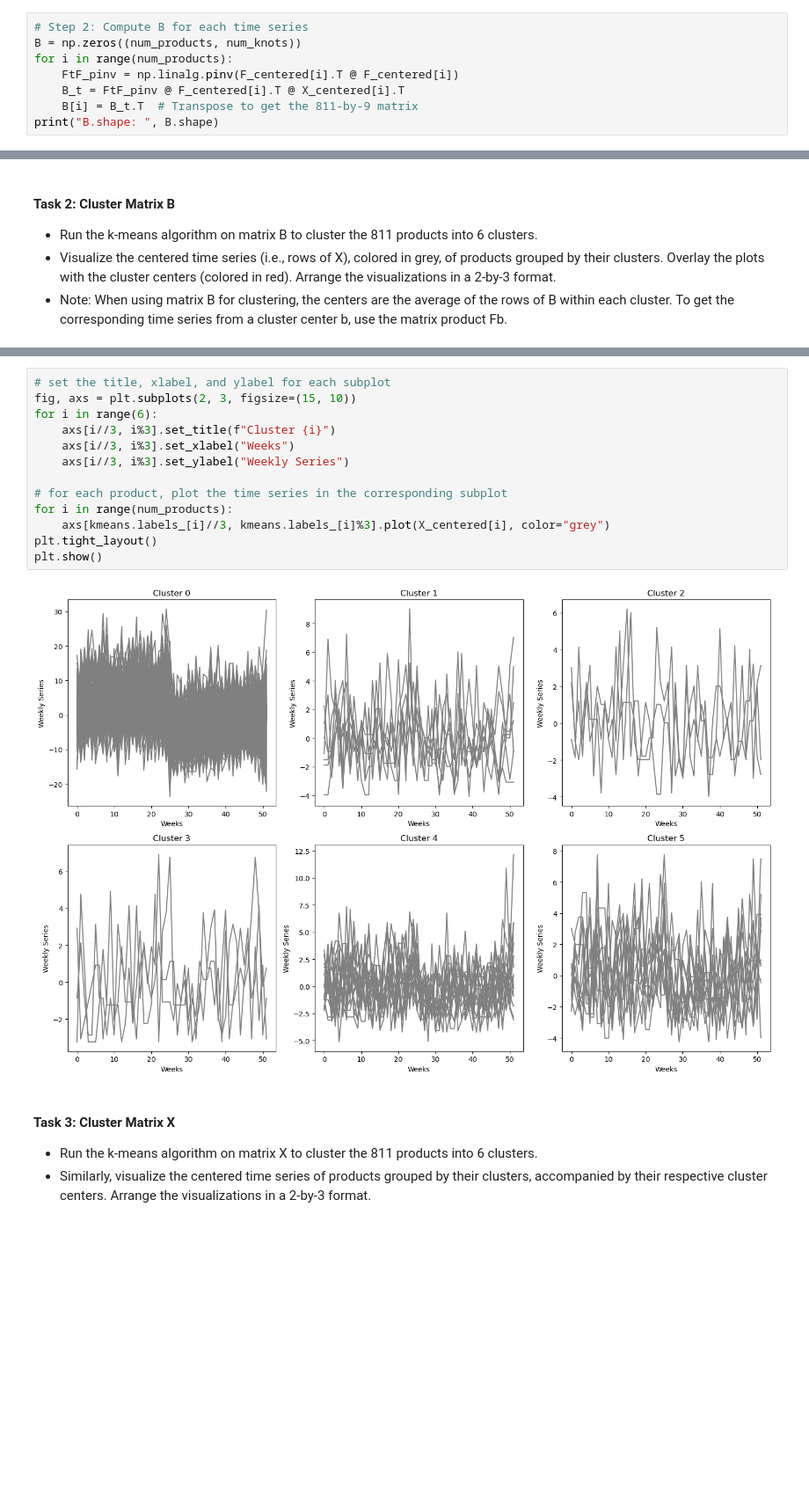
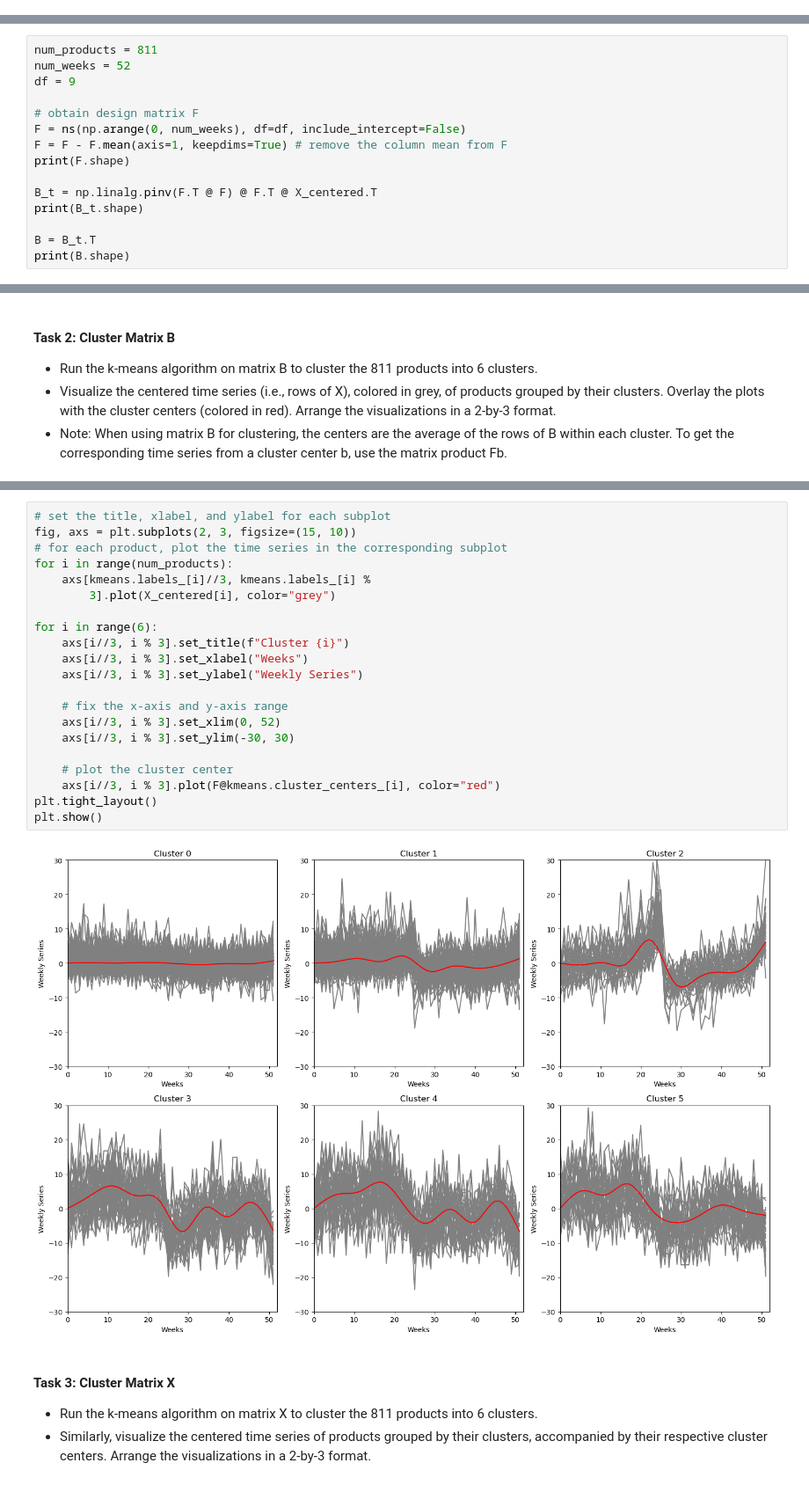
Before and after one commit to lycpaul/cs598-psl, a Jupyter notebook: code3/Assignment_3_1160_ycl7.ipynb, the cells around one changed output, grey strips where cells are left out. Shown at 88% size. Saved outputs shown, nothing was run; the diff lists cells and outputs as text; blank space fills up the shorter version.

```diff
--- a/code3/Assignment_3_1160_ycl7.ipynb
+++ b/code3/Assignment_3_1160_ycl7.ipynb
@@ -666,8 +504,0 @@ F_centered.shape:  (811, 52, 9)
-# %%
-# Step 2: Compute B for each time series
-B = np.zeros((num_products, num_knots))
-for i in range(num_products):
-    FtF_pinv = np.linalg.pinv(F_centered[i].T @ F_centered[i])
-    B_t = FtF_pinv @ F_centered[i].T @ X_centered[i].T
-    B[i] = B_t.T  # Transpose to get the 811-by-9 matrix
-print("B.shape: ", B.shape)
@@ -675,0 +505,15 @@ B.shape:  (811, 9)
+# %%
+num_products = 811
+num_weeks = 52
+df = 9
+
+# obtain design matrix F
+F = ns(np.arange(0, num_weeks), df=df, include_intercept=False)
+F = F - F.mean(axis=1, keepdims=True) # remove the column mean from F
+print(F.shape)
+
+B_t = np.linalg.pinv(F.T @ F) @ F.T @ X_centered.T
+print(B_t.shape)
+
+B = B_t.T
+print(B.shape)
@@ -695,18 +558,26 @@ kmeans.labels_:  [0 5 0 0 0 4 4 0 0 0 0 4 0 0 0 0 0 0 0 0 0 0 0 0 0 0 0 0 0 0 0
 # %%
 # set the title, xlabel, and ylabel for each subplot
 fig, axs = plt.subplots(2, 3, figsize=(15, 10))
-for i in range(6):
-    axs[i//3, i%3].set_title(f"Cluster {i}")
-    axs[i//3, i%3].set_xlabel("Weeks")
-    axs[i//3, i%3].set_ylabel("Weekly Series")
-
 # for each product, plot the time series in the corresponding subplot
 for i in range(num_products):
-    axs[kmeans.labels_[i]//3, kmeans.labels_[i]%3].plot(X_centered[i], color="grey")
+    axs[kmeans.labels_[i]//3, kmeans.labels_[i] %
+        3].plot(X_centered[i], color="grey")
+
+for i in range(6):
+    axs[i//3, i % 3].set_title(f"Cluster {i}")
+    axs[i//3, i % 3].set_xlabel("Weeks")
+    axs[i//3, i % 3].set_ylabel("Weekly Series")
+
+    # fix the x-axis and y-axis range
+    axs[i//3, i % 3].set_xlim(0, 52)
+    axs[i//3, i % 3].set_ylim(-30, 30)
+
+    # plot the cluster center
+    axs[i//3, i % 3].plot(F@kmeans.cluster_centers_[i], color="red")
 plt.tight_layout()
 plt.show()
 # %% [output]
-[figure, old version]
+[figure, new version]
 # %% [markdown]
 #### Task 3: Cluster Matrix X
 - Run the k-means algorithm on matrix X to cluster the 811 products into 6 clusters.
```
Also changed, not shown: parts of 16 cells of this notebook, 2 other files.
